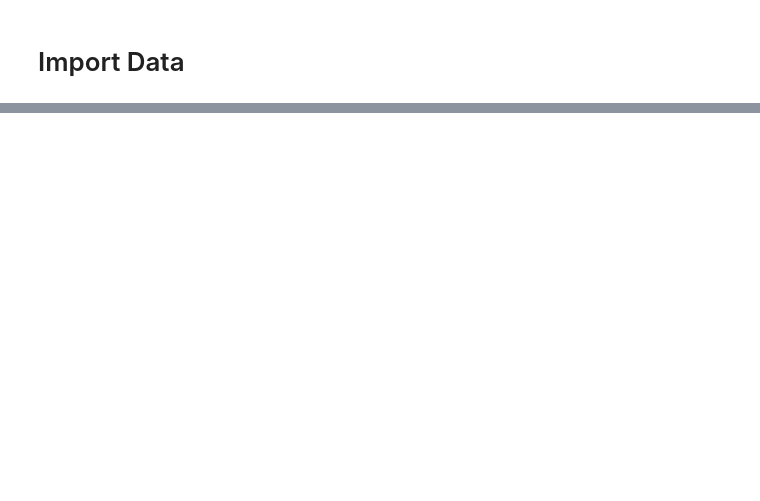
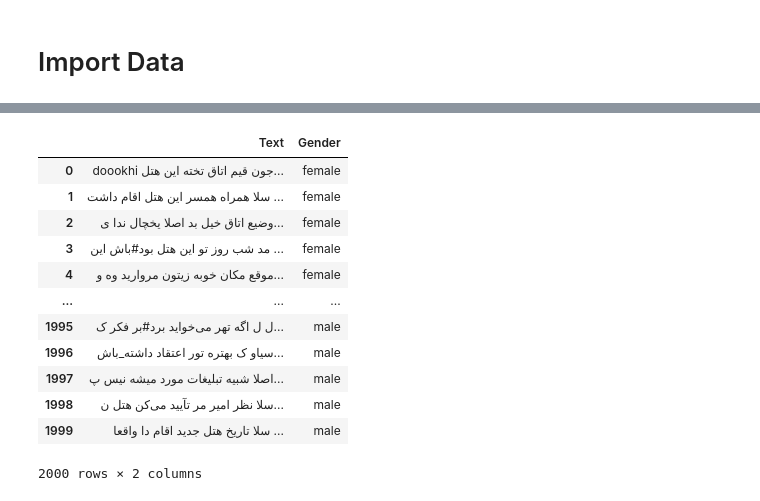
Before and after one commit to HLTT14/NLP-Assignments, a Jupyter notebook: NLP_Assignment1.ipynb, the cells around one changed output, grey strips where cells are left out. Cells and saved outputs as stored; diff of their text form; code cells hidden in the pictures; blank space fills up the shorter version.

```diff
--- a/NLP_Assignment1.ipynb
+++ b/NLP_Assignment1.ipynb
@@ -39,0 +97,54 @@ df
+# %%
+normalizer = Normalizer()
+stemmer = Stemmer()
+lemmatizer = Lemmatizer()
+stop_words = []
+file = open('/content/NLP-Assignments/stop words.txt', 'r')
+for line in file.readlines():
+    stop_words.append(line.strip())
+# %%
+def preprocess(row):
+
+    text = row['Comment']
+
+    #Remove numbers
+    text = re.sub(r'\d+', '', text)
+
+    #Remove punctuations
+    text = re.sub('['+string.punctuation+']', ' ', text)
+
+    #Normalization
+    text = normalizer.normalize(text)
+
+    #Tokenization
+    words = word_tokenize(text)
+
+    #Remove stop words
+    words = [word for word in words if not word in stop_words]
+
+    #Stemming
+    words = [stemmer.stem(word) for word in words]
+
+    #Lemmatization
+    words = [lemmatizer.lemmatize(word) for word in words]
+
+    text = ' '.join(words)
+
+    return {'Text':text, 'Gender':row['Gender']}
+# %%
+df = pd.DataFrame(list(dataset.apply(preprocess, axis=1)))
+df
+# %% [output]
+|  | Text | Gender |
+| 0 | doookhi جون قیم اتاق تخته این هتل... | female |
+| 1 | سلا همراه همسر این هتل اقام داشت ... | female |
+| 2 | وضیع اتاق خیل بد اصلا یخچال ندا ی... | female |
+| 3 | مد شب روز تو این هتل بود#باش این ... | female |
+| 4 | موقع مکان خوبه زیتون مروارید وه و... | female |
+| ... | ... | ... |
+| 1995 | ل ل اگه تهر می‌خواید برد#بر فکر ک... | male |
+| 1996 | سیاو ک بهتره تور اعتقاد داشته_باش... | male |
+| 1997 | اصلا شبیه تبلیغات مورد میشه نیس پ... | male |
+| 1998 | سلا نظر امیر مر تآیید می‌کن هتل ن... | male |
+| 1999 | سلا تاریخ هتل جدید اقام دا واقعا ... | male |
+2000 rows × 2 columns
```
Also changed, not shown: parts of 8 cells of this notebook.
